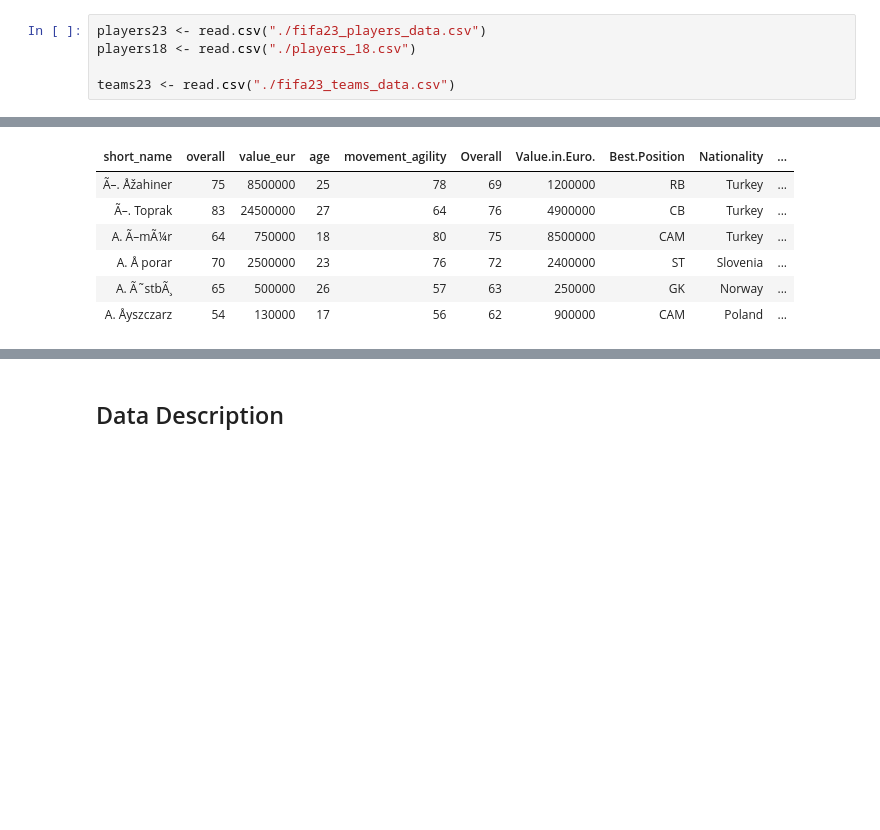
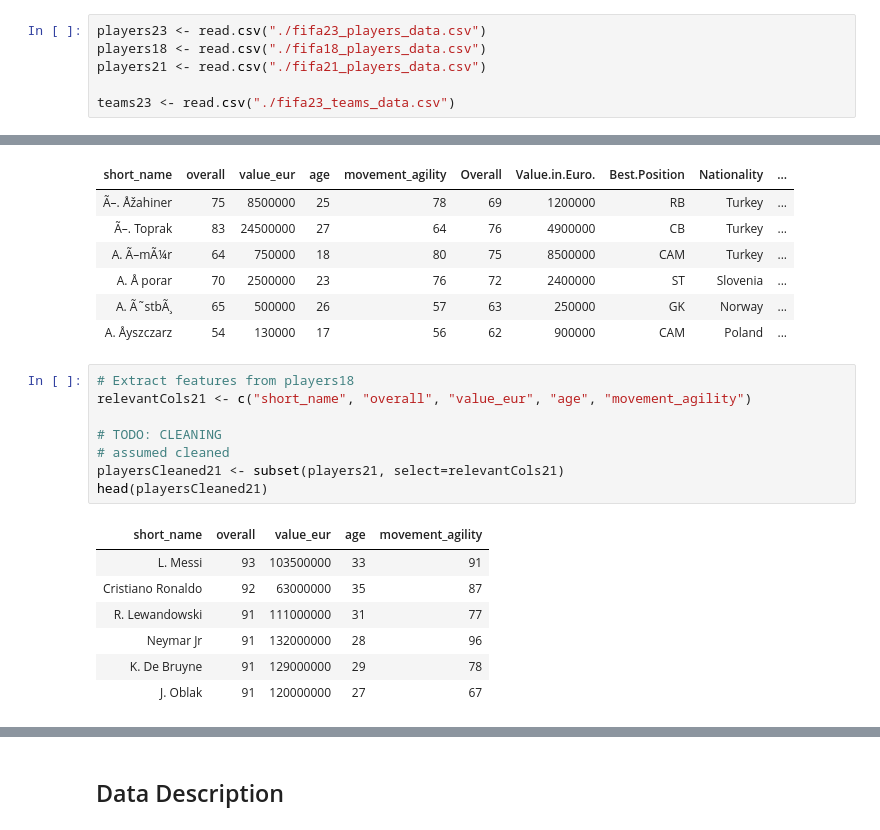
Before and after one commit to YoNG-Zaii/MH3511-FIFA-Analysis, a Jupyter notebook: Data Preparation R.ipynb, the cells around one changed output, grey strips where cells are left out. Saved outputs shown, nothing was run; the diff lists cells and outputs as text; blank space fills up the shorter version.

Commit message:
added fifa 21 stats

```diff
--- a/Data Preparation R.ipynb
+++ b/Data Preparation R.ipynb
@@ -1,6 +1,7 @@
 # %%
 players23 <- read.csv("./fifa23_players_data.csv")
-players18 <- read.csv("./players_18.csv")
+players18 <- read.csv("./fifa18_players_data.csv")
+players21 <- read.csv("./fifa21_players_data.csv")
 
 teams23 <- read.csv("./fifa23_teams_data.csv")
 # %%
@@ -162,0 +164,16 @@ dim(players18v23); head(players18v23)
+# %%
+# Extract features from players18
+relevantCols21 <- c("short_name", "overall", "value_eur", "age", "movement_agility")
+
+# TODO: CLEANING
+# assumed cleaned
+playersCleaned21 <- subset(players21, select=relevantCols21)
+head(playersCleaned21)
+# %% [output]
+| short_name | overall | value_eur | age | movement_agility |
+| L. Messi | 93 | 103500000 | 33 | 91 |
+| Cristiano Ronaldo | 92 | 63000000 | 35 | 87 |
+| R. Lewandowski | 91 | 111000000 | 31 | 77 |
+| Neymar Jr | 91 | 132000000 | 28 | 96 |
+| K. De Bruyne | 91 | 129000000 | 29 | 78 |
+| J. Oblak | 91 | 120000000 | 27 | 67 |
```
Also changed, not shown: parts of 2 cells of this notebook, 1 other file.
